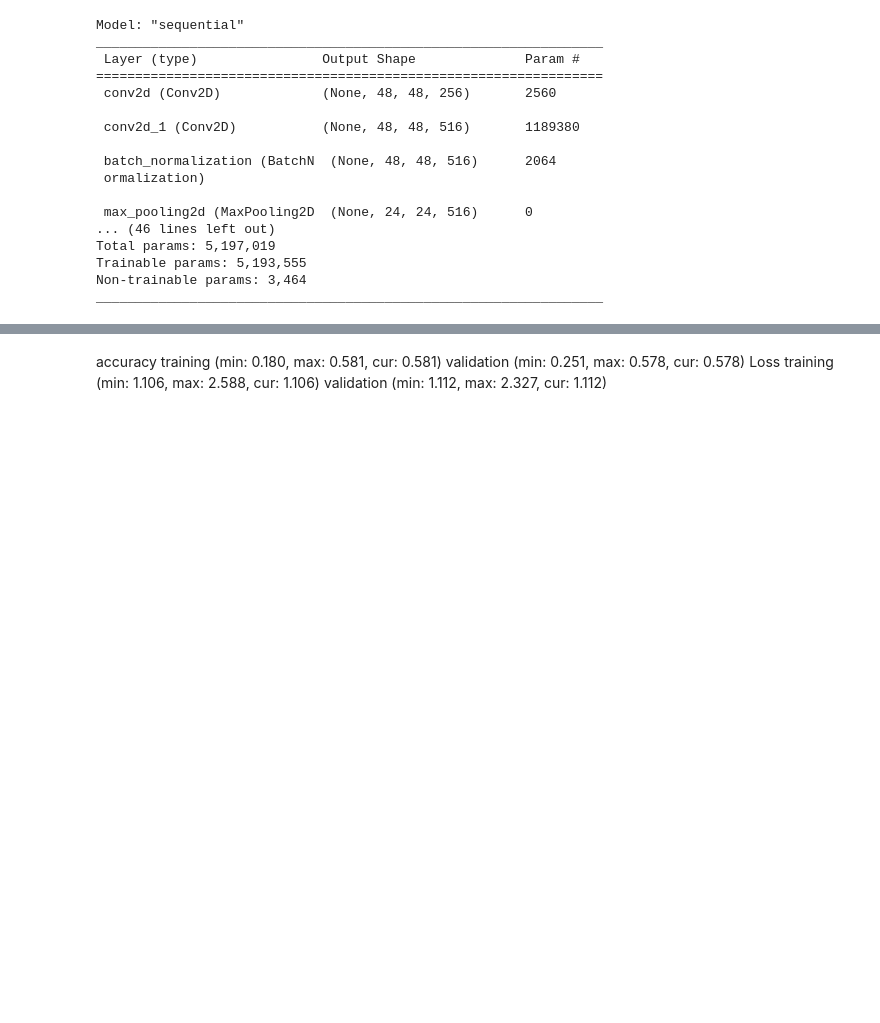
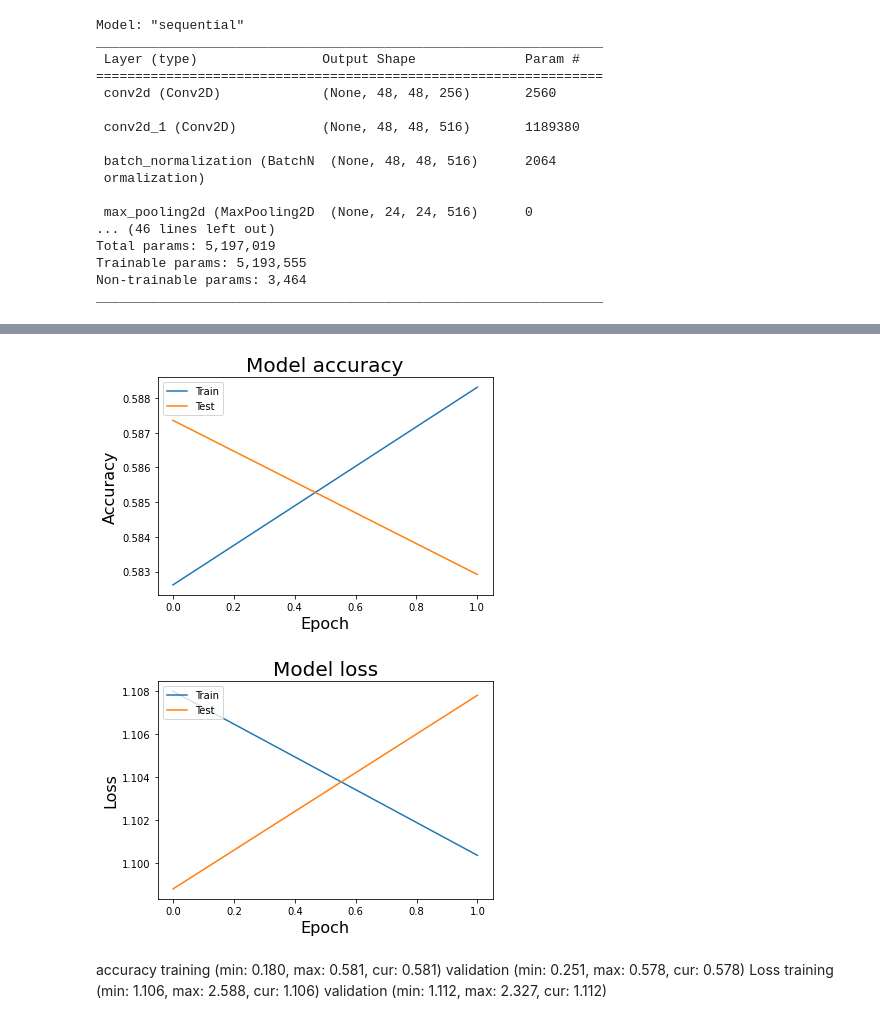
Before and after one commit to DreamyMemories/Facial-Expression-Recognition, a Jupyter notebook: main.ipynb, the cells around one changed output, grey strips where cells are left out. Saved outputs shown, nothing was run; the diff lists cells and outputs as text; code cells hidden in the pictures; blank space fills up the shorter version.

```diff
--- a/main.ipynb
+++ b/main.ipynb
@@ -440,6 +474,9 @@ KeyboardInterrupt:
 # %%
 # Plot training and validation accuracy and loss
-plot_model_training(history)
+plot_model_training(history_ref_model)
+# %% [output]
+[figure, added]
+[figure, added]
 # %% [markdown]
 accuracy
 	training         	 (min:    0.180, max:    0.581, cur:    0.581)
```
Also changed, not shown: parts of 21 cells of this notebook, 8 other files.
